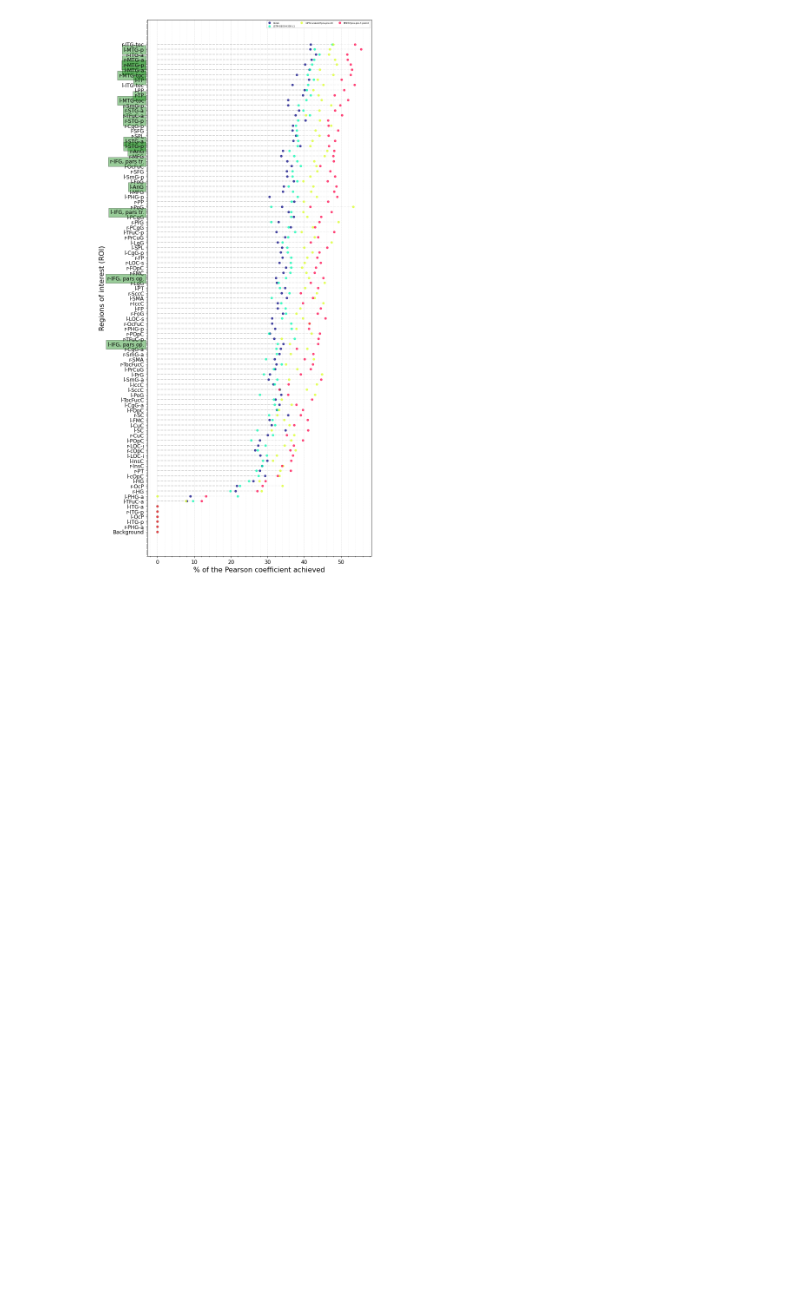
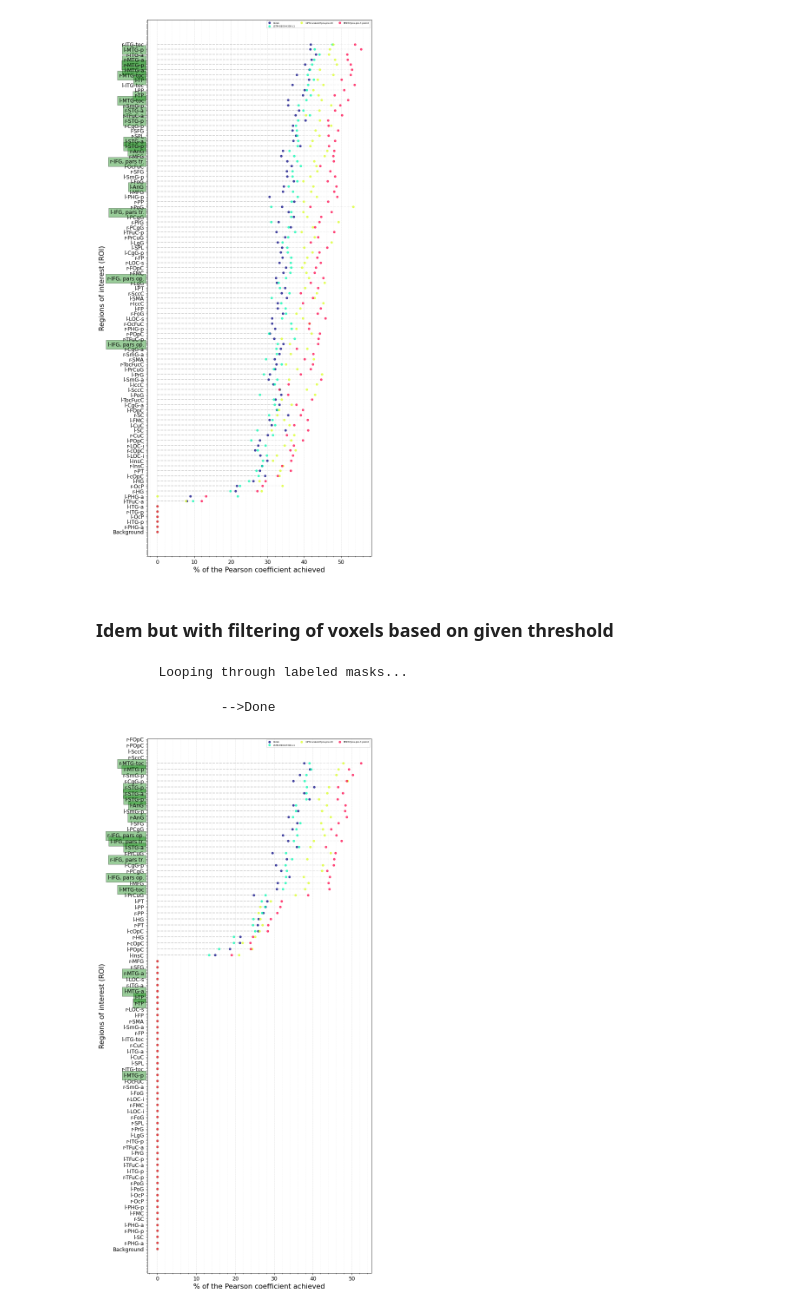
Before and after one commit to AlexandrePsq/LePetitPrince, a Jupyter notebook: fMRI/ModelComparison.ipynb, the cells around one changed output. Saved outputs shown, nothing was run; the diff lists cells and outputs as text; code cells hidden in the pictures; blank space fills up the shorter version.

```diff
--- a/fMRI/ModelComparison.ipynb
+++ b/fMRI/ModelComparison.ipynb
@@ -121,0 +121,4 @@ We average these maps and transform its values to Pearson coefficients by taking
+# %%
+threshold = 95
+voxels_filter = np.percentile(new_masker.transform(threshold_img), threshold)
+print('Pearson coefficient threshold computed on fastSRM maps: ', voxels_filter)
@@ -444,3 +503,50 @@ reporting.vertical_plot(
                 )
 # %% [output]
 [figure]
+# %% [markdown]
+### Idem but with filtering of voxels based on given threshold
+# %%
+data_to_plot_thresholded = reporting.get_data_per_roi(
+                                data_model_comparison,
+                                atlas_maps,
+                                labels,
+                                analysis=None,
+                                threshold_img=threshold_img,
+                                voxels_filter=voxels_filter,
+                                language='english',
+                                object_of_interest='Pearson_coeff',
+                                PROJECT_PATH='/neurospin/unicog/protocols/IRMf/LePetitPrince_Pallier_2018/LePetitPrince/'
+                                )
+mean_thresholded = data_to_plot_thresholded['mean']
+third_quartile_thresholded = data_to_plot_thresholded['third_quartile']
+maximum_thresholded = data_to_plot_thresholded['maximum']
+# %% [output]
+        Looping through labeled masks...
+                -->Done
+# %%
+threshold_mean, threshold_third_quartile, threshold_maximum = reporting.fit_per_roi(
+    [threshold_img],
+    atlas_maps,
+    labels,
+    global_mask=None,
+    threshold_img=None)
+# %%
+reporting.vertical_plot(
+                third_quartile_thresholded,
+                labels,
+                '% of the Pearson coefficient achieved',
+                save_folder=None,
+                object_of_interest='Pearson_coeff',
+                legend_names=legend_names,
+                syntactic_roi=load_syntactic_roi(),
+                language_roi=load_language_roi(),
+                figsize=(9,18),
+                count=False,
+                title=None,
+                ylabel='Regions of interest (ROI)',
+                xlabel='% of the Pearson coefficient achieved',
+                model_name='Model_comparison',
+                percentage=True
+                )
+# %% [output]
+[figure, added]
```
Also changed, not shown: parts of 6 cells of this notebook, 2 other files.
